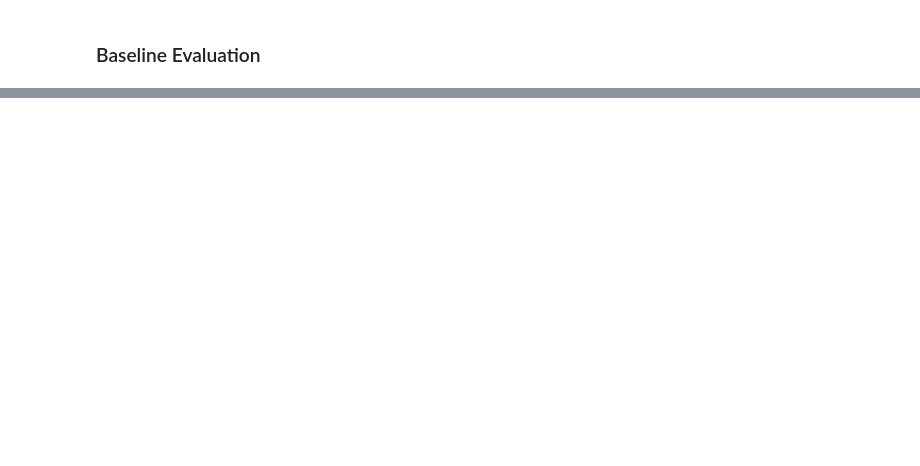
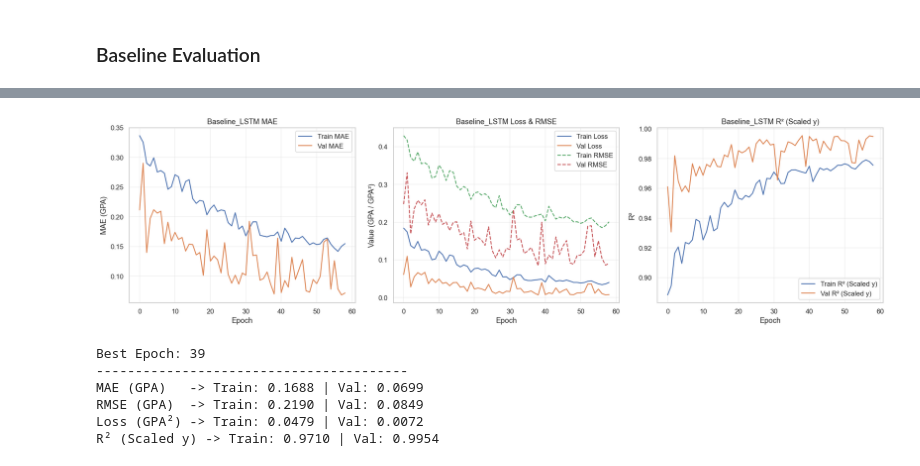
Before and after one commit to HaripriyaGounalan/student-success-predictor, a Jupyter notebook: second_term_gpa_regression/student_third_term_gpa_prediction_bayesian_imputation.ipynb, the cells around one changed output, grey strips where cells are left out. Saved outputs shown, nothing was run; the diff lists cells and outputs as text; code cells hidden in the pictures; blank space fills up the shorter version.

```diff
--- a/second_term_gpa_regression/student_third_term_gpa_prediction_bayesian_imputation.ipynb
+++ b/second_term_gpa_regression/student_third_term_gpa_prediction_bayesian_imputation.ipynb
@@ -741,23 +762,30 @@ plot_prediction_diagnostics(baseline_test_df, title_prefix='Baseline Model')
 # %%
-def build_tuner_model(hp):
-    layer_specs = []
-    num_layers = hp.Int('num_layers', 1, 5)
+import numpy as np
+from tensorflow.keras.models import Sequential
+from tensorflow.keras.layers import LSTM, Dense, Dropout, BatchNormalization, Input
 
-    for i in range(num_layers):
-        layer_specs.append({
-            'units': hp.Choice(f'neurons_{i}', [64, 128, 256, 512, 1024]),
-            'activation': hp.Choice(f'act_{i}', ['relu', 'tanh', 'elu']),
-            'batch_norm': True,
-            'dropout': hp.Float(f'dropout_{i}', 0.1, 0.5, step=0.1),
-        })
+# reshape to 3D: (samples, timesteps, features_per_timestep)
+X_train_lstm = np.asarray(X_train, dtype=np.float32).reshape(X_train.shape[0], X_train.shape[1], 1)
+X_val_lstm   = np.asarray(X_val, dtype=np.float32).reshape(X_val.shape[0], X_val.shape[1], 1)
+X_test_lstm  = np.asarray(X_test, dtype=np.float32).reshape(X_test.shape[0], X_test.shape[1], 1)
 
-    tuner_model = build_dense_model(X_train.shape[1], layer_specs)
-    optimizer_name = hp.Choice('optimizer', ['adam', 'sgd', 'rmsprop'])
-    learning_rate = hp.Choice('learning_rate', [0.0001, 0.0005, 0.001, 0.002, 0.003, 0.004, 0.005, 0.01])
-    tuner_model = compile_regression_model(tuner_model, optimizer_name=optimizer_name, learning_rate=learning_rate)
-    return tuner_model
+y_train_lstm = np.asarray(y_train, dtype=np.float32)
+y_val_lstm   = np.asarray(y_val, dtype=np.float32)
+y_test_lstm  = np.asarray(y_test, dtype=np.float32)
 
+baseline_lstm = Sequential([
+    Input(shape=(X_train_lstm.shape[1], X_train_lstm.shape[2])),
 
-def show_best_hyperparameters(hyperparameters):
-    rows = [{'hyperparameter': k, 'value': v} for k, v in hyperparameters.values.items()]
-    display(pd.DataFrame(rows))
+    LSTM(516, activation="tanh", return_sequences=True),
+    BatchNormalization(),
+    Dropout(0.1),
+
+    LSTM(128, activation="elu", return_sequences=True),
+    BatchNormalization(),
+    Dropout(0.2),
+
+    LSTM(32, activation="elu"),
+    Dense(1)
+])
+
+baseline_lstm.summary()
@@ -1412,0 +854,10 @@ Error:
+# %%
+plot_regression_history(history_lstm, title_prefix='Baseline_LSTM')
+# %% [output]
+[figure, added]
+Best Epoch: 39
+----------------------------------------
+MAE (GPA)   -> Train: 0.1688 | Val: 0.0699
+RMSE (GPA)  -> Train: 0.2190 | Val: 0.0849
+Loss (GPA²) -> Train: 0.0479 | Val: 0.0072
+R² (Scaled y) -> Train: 0.9710 | Val: 0.9954
```
Also changed, not shown: parts of 33 cells of this notebook, 8 other files.
